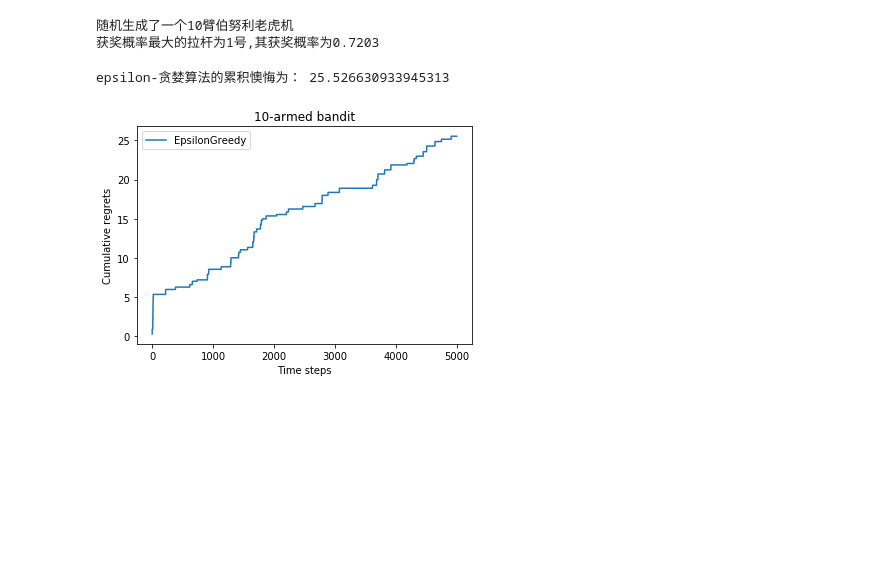
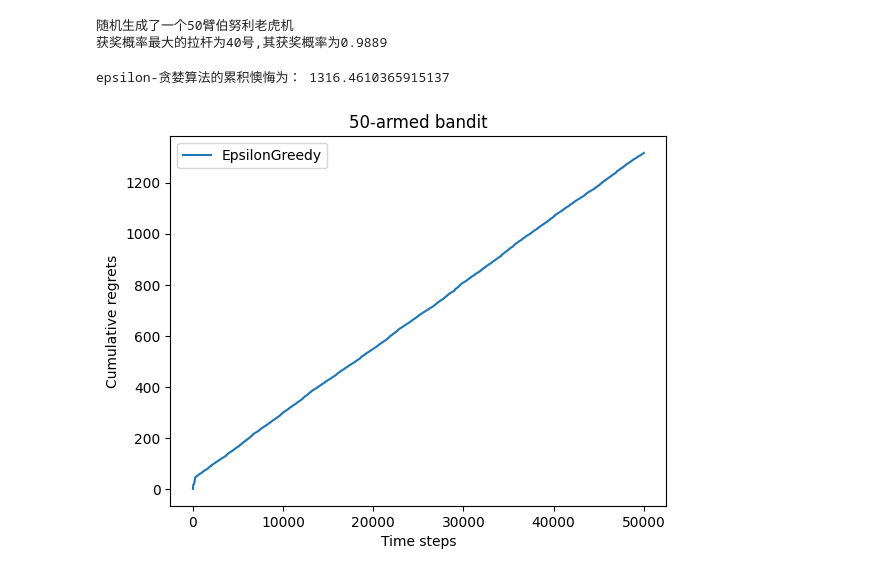
Before and after one commit to sfs999/RL-learning, a Jupyter notebook: d2rl/Hands-on-RL/第2章-多臂老虎机问题.ipynb, the cells around one changed output. Saved outputs shown, nothing was run; the diff lists cells and outputs as text; code cells hidden in the pictures; blank space fills up the shorter version.

```diff
--- a/d2rl/Hands-on-RL/第2章-多臂老虎机问题.ipynb
+++ b/d2rl/Hands-on-RL/第2章-多臂老虎机问题.ipynb
@@ -23,7 +23,7 @@ class BernoulliBandit:
 
 
 np.random.seed(1)  # 设定随机种子,使实验具有可重复性
-K = 10
+K = 50
 bandit_10_arm = BernoulliBandit(K)
 print("随机生成了一个%d臂伯努利老虎机" % K)
 print("获奖概率最大的拉杆为%d号,其获奖概率为%.4f" %
@@ -32,8 +32,8 @@ print("获奖概率最大的拉杆为%d号,其获奖概率为%.4f" %
 # 随机生成了一个10臂伯努利老虎机
 # 获奖概率最大的拉杆为1号,其获奖概率为0.7203
 # %% [output]
-随机生成了一个10臂伯努利老虎机
-获奖概率最大的拉杆为1号,其获奖概率为0.7203
+随机生成了一个50臂伯努利老虎机
+获奖概率最大的拉杆为40号,其获奖概率为0.9889
 # %%
 class Solver:
     """ 多臂老虎机算法基本框架 """
@@ -81,27 +81,27 @@ class EpsilonGreedy(Solver):
 # %%
 def plot_results(solvers, solver_names):
     """生成累积懊悔随时间变化的图像。输入solvers是一个列表,列表中的每个元素是一种特定的策略。
     而solver_names也是一个列表,存储每个策略的名称"""
     for idx, solver in enumerate(solvers):
         time_list = range(len(solver.regrets))
         plt.plot(time_list, solver.regrets, label=solver_names[idx])
     plt.xlabel('Time steps')
     plt.ylabel('Cumulative regrets')
     plt.title('%d-armed bandit' % solvers[0].bandit.K)
     plt.legend()
     plt.show()
 
 
 np.random.seed(1)
 epsilon_greedy_solver = EpsilonGreedy(bandit_10_arm, epsilon=0.01)
-epsilon_greedy_solver.run(5000)
+epsilon_greedy_solver.run(50000)
 print('epsilon-贪婪算法的累积懊悔为：', epsilon_greedy_solver.regret)
 plot_results([epsilon_greedy_solver], ["EpsilonGreedy"])
 
 # epsilon-贪婪算法的累积懊悔为：25.526630933945313
 # %% [output]
-epsilon-贪婪算法的累积懊悔为： 25.526630933945313
+epsilon-贪婪算法的累积懊悔为： 1316.4610365915137
-[figure, old version]
+[figure, new version]
 # %%
 np.random.seed(0)
 epsilons = [1e-4, 0.01, 0.1, 0.25, 0.5]
```
Also changed, not shown: parts of 4 cells of this notebook, 1 other file.
